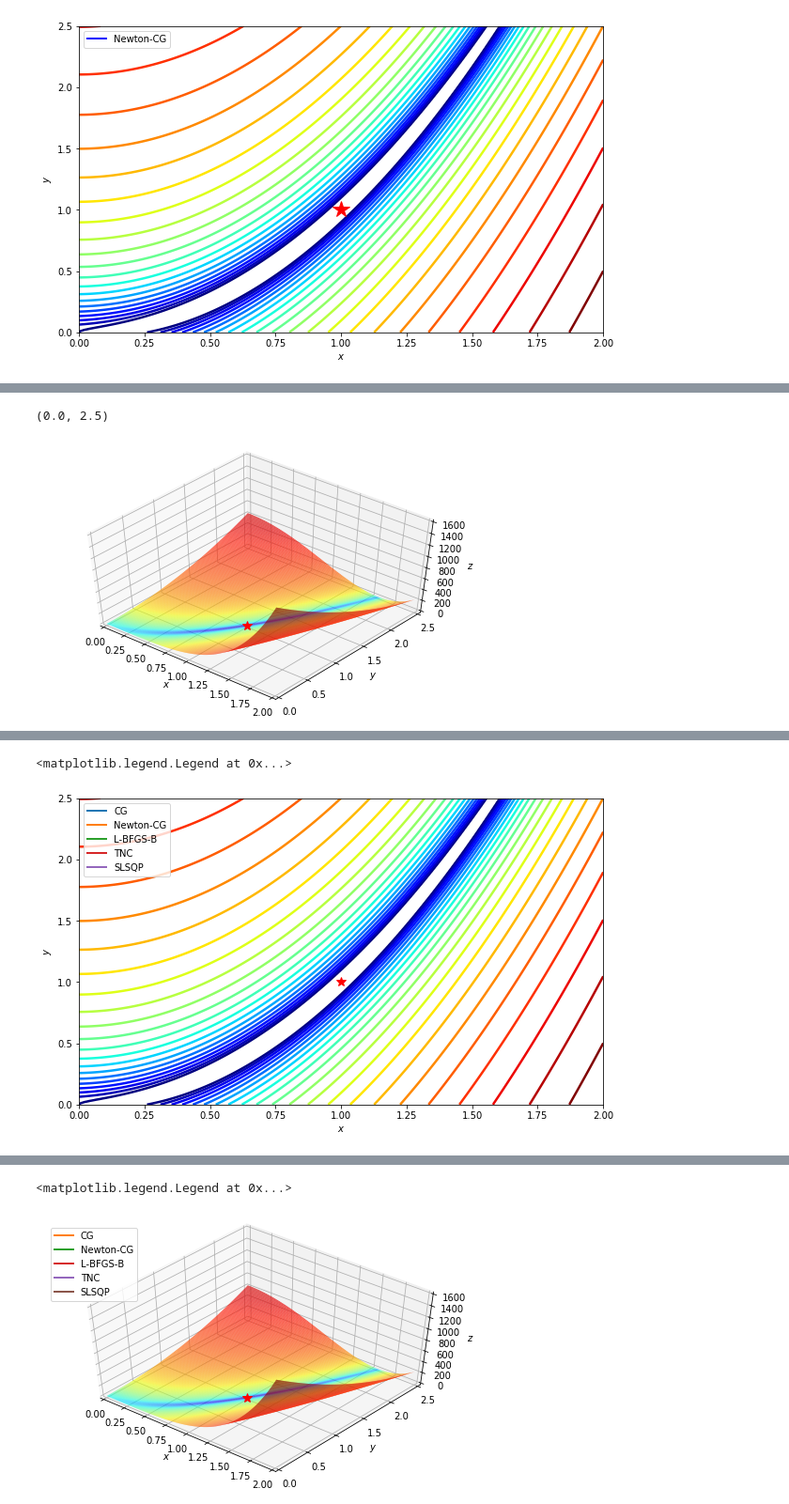
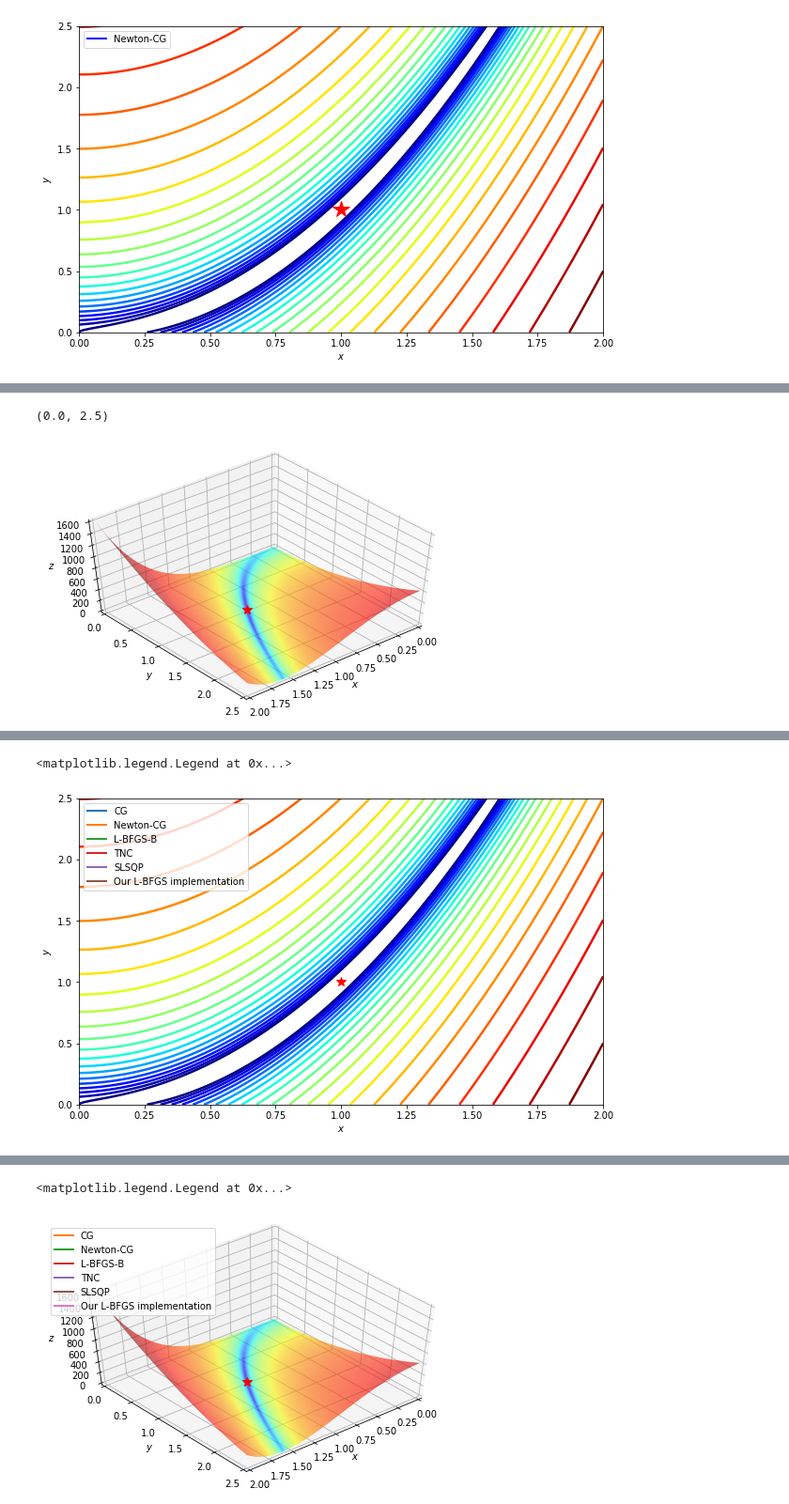
Before and after one commit to simonbatzner/L-BFGS-Julia, a Jupyter notebook: Visualization/Viz.ipynb, the cells around one changed output, grey strips where cells are left out. Shown at 94% size. Drawn from its saved outputs; the diff is of its cells as text; code cells hidden in the pictures.

```diff
--- a/Visualization/Viz.ipynb
+++ b/Visualization/Viz.ipynb
@@ -29,7 +29,7 @@ plt.rcParams['lines.color'] = 'r'
 # %%
 # params
 fun = 'rosenbrock'
-x0 = [1.0, 1.75]
+x0 = [0.75, 2.0]
 
 # load path
 import h5py
@@ -37,6 +37,7 @@ filename="path.jld"
 file = h5py.File(filename, 'r')
 data= file["pos"][()]
 file.close()
-path = data[:, 10:]
-print(path.shape)
+julia_path = data[:, :]
+print(julia_path.shape)
+julia_path
 # %% [output]
@@ -143,15 +157,17 @@ ax.set_ylim((ymin, ymax))
 # %% [markdown]
 # Show path on 3D plot
 # %%
+path = julia_path
+
 plt.rcParams['lines.linewidth'] = 2
 plt.rcParams['lines.color'] = 'r'
 plt.rcParams['lines.markersize'] = 3
 
 fig = plt.figure(figsize=(15, 10))
-ax = plt.axes(projection='3d', elev=50, azim=-50)
+ax = plt.axes(projection='3d', elev=50, azim=50)
 ax.plot_surface(x, y, z, norm=LogNorm(), rstride=1, cstride=1, edgecolor='none', alpha=.8, cmap=plt.cm.jet)
-ax.quiver(path[0,:-1], path[1,:-1], f(*path[::,:-1]),
-          path[0,1:]-path[0,:-1], path[1,1:]-path[1,:-1], f(*(path[::,1:]-path[::,:-1])),
+ax.quiver(julia_path[0,:-1], julia_path[1,:-1], f(*julia_path[::,:-1]),
+          julia_path[0,1:]-julia_path[0,:-1], julia_path[1,1:]-julia_path[1,:-1], f(*(julia_path[::,1:]-julia_path[::,:-1])),
           color='k', length = 0.2)
 ax.plot(*minima_, f(*minima_), 'r*', markersize=10)
 ax.set_xlabel('$x$')
@@ -352,8 +367,8 @@ HTML(anim.to_html5_video())
 # %% [output]
 [interactive output not drawn]
 # %%
-fig = plt.figure(figsize=(8, 5))
-ax = plt.axes(projection='3d', elev=50, azim=-50)
+fig = plt.figure(figsize=(15, 10))
+ax = plt.axes(projection='3d', elev=50, azim=50)
 
 ax.plot_surface(x, y, z, norm=LogNorm(), rstride=1, cstride=1, edgecolor='none', alpha=.8, cmap=plt.cm.jet)
 ax.plot(*minima_, f(*minima_), 'r*', markersize=10)
@@ -369,7 +384,7 @@ ax.set_xlim((xmin, xmax))
 ax.set_ylim((ymin, ymax))
 # %% [output]
 (0.0, 2.5)
-[figure, old version]
+[figure, new version]
 # %%
 def init():
     line.set_data([], [])
@@ -498,10 +513,15 @@ for method in methods:
 results = {method: minimize_(method=method, callback=make_minimize_cb(paths_[method])) for method in methods}
 # %%
 paths = [np.array(paths_[method]).T for method in methods]
+
+#append our Julia data
+paths.append(julia_path)
+methods.append("Our L-BFGS implementation")
+# print(methods)
 # %%
 zpaths = [f(*path) for path in paths]
 # %%
-fig, ax = plt.subplots(figsize=(10, 6))
+fig, ax = plt.subplots(figsize=(15, 10))
 
 ax.contour(x, y, z, levels=np.logspace(0, 5, 35), norm=LogNorm(), cmap=plt.cm.jet)
 ax.plot(*minima_, 'r*', markersize=10)
@@ -517,30 +537,30 @@ anim = TrajectoryAnimation(*paths, labels=methods, ax=ax)
 ax.legend(loc='upper left')
 # %% [output]
 <matplotlib.legend.Legend at 0x...>
-[figure, old version]
+[figure, new version]
 # %%
 HTML(anim.to_html5_video())
 # %% [output]
 [interactive output not drawn]
 # %%
-fig = plt.figure(figsize=(8, 5))
-ax = plt.axes(projection='3d', elev=50, azim=-50)
+fig = plt.figure(figsize=(15, 10))
+ax = plt.axes(projection='3d', elev=50, azim=50)
 
 ax.plot_surface(x, y, z, norm=LogNorm(), rstride=1, cstride=1, edgecolor='none', alpha=.8, cmap=plt.cm.jet)
 ax.plot(*minima_, f(*minima_), 'r*', markersize=10)
 
 ax.set_xlabel('$x$')
 ax.set_ylabel('$y$')
 ax.set_zlabel('$z$')
 
 ax.set_xlim((xmin, xmax))
 ax.set_ylim((ymin, ymax))
 
 anim = TrajectoryAnimation3D(*paths, zpaths=zpaths, labels=methods, ax=ax)
 
 ax.legend(loc='upper left')
 # %% [output]
 <matplotlib.legend.Legend at 0x...>
-[figure, old version]
+[figure, new version]
 # %%
 HTML(anim.to_html5_video())
```
Also changed, not shown: parts of 12 cells of this notebook.
